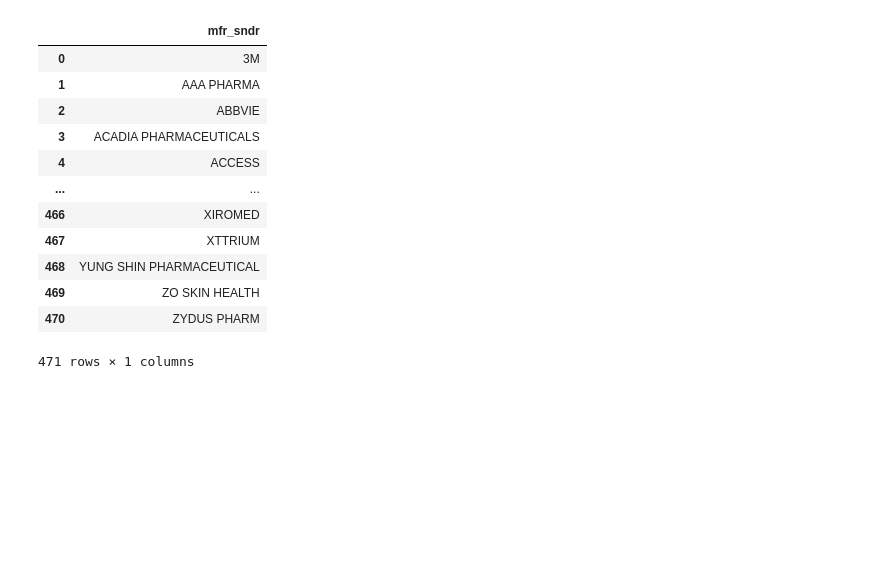
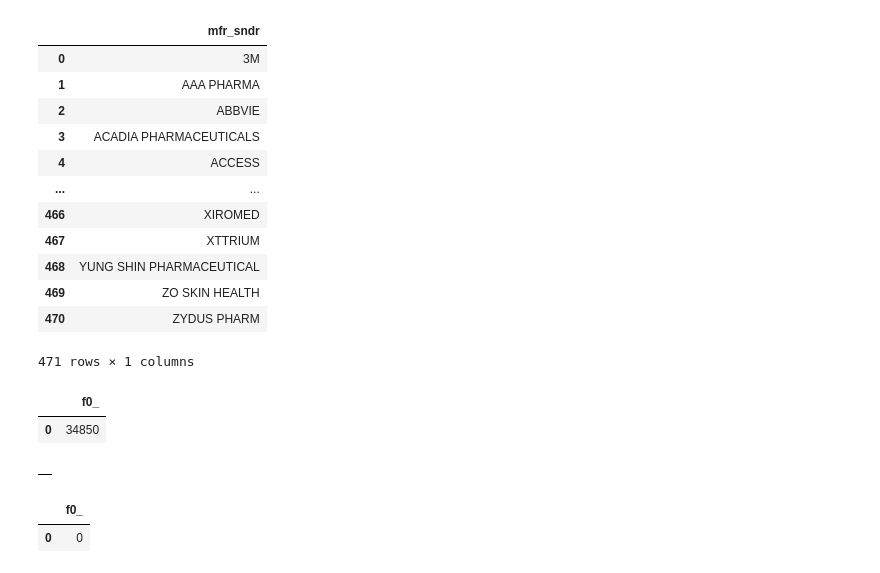
Before and after one commit to noahplacke/cs327e-Vaxonomics, a Jupyter notebook: Project/faers_ingest.ipynb, the cells around one changed output. Cells and saved outputs as stored; diff of their text form; code cells hidden in the pictures; blank space fills up the shorter version.

```diff
--- a/Project/faers_ingest.ipynb
+++ b/Project/faers_ingest.ipynb
@@ -146,3 +146,25 @@ order by mfr_sndr
 | 469 | ZO SKIN HEALTH |
 | 470 | ZYDUS PHARM |
 471 rows × 1 columns
+# %%
+%%bigquery
+select count(*) from faers_staging.Drug
+where PROD_AI is null
+# %% [output]
+|  | f0_ |
+| 0 | 34850 |
+# %%
+%%bigquery
+# Replace 'None' record of PROD_AI (Product Active_Ingredient) with 'UNKNOWN'
+UPDATE faers_staging.Drug
+SET PROD_AI = 'UNKNOWN'
+WHERE PROD_AI is null
+# %% [output]
+|  |
+# %%
+%%bigquery
+select count(*) from faers_staging.Drug
+where PROD_AI is null
+# %% [output]
+|  | f0_ |
+| 0 | 0 |
```
Also changed, not shown: parts of 1 cell of this notebook, 3 other files.
